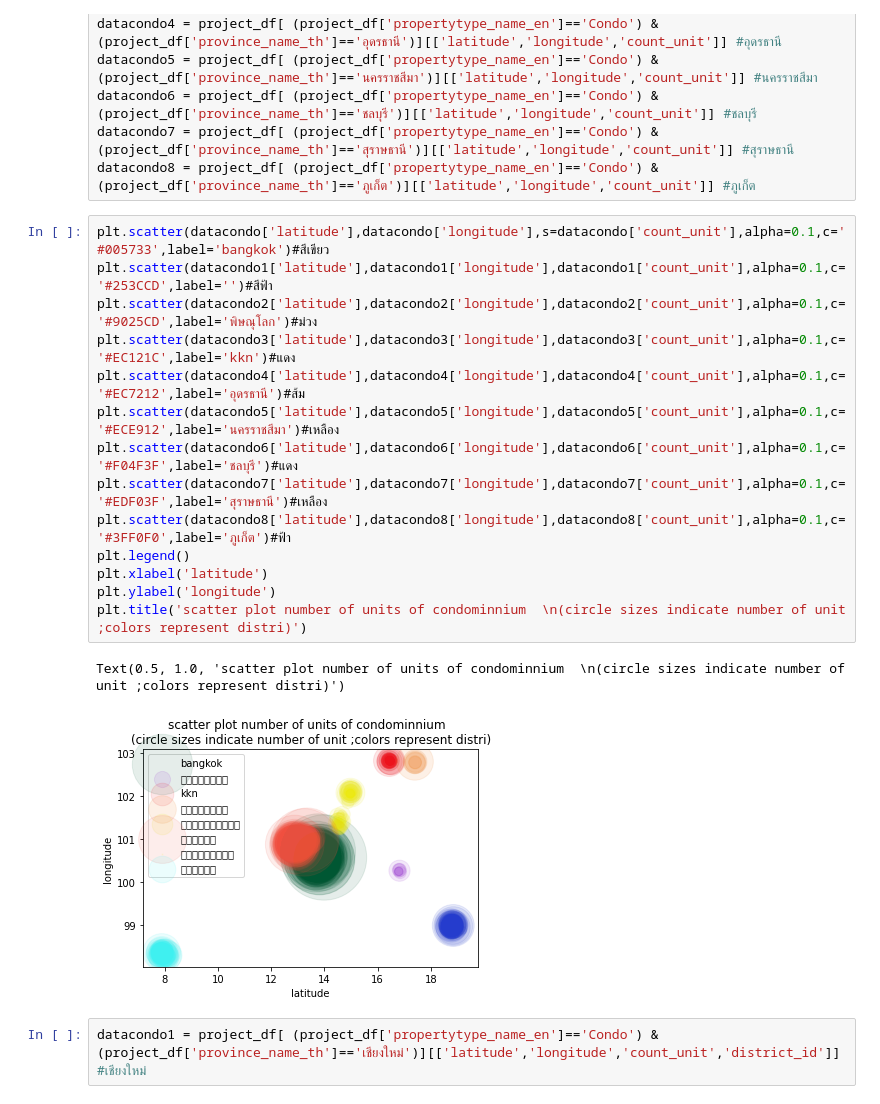
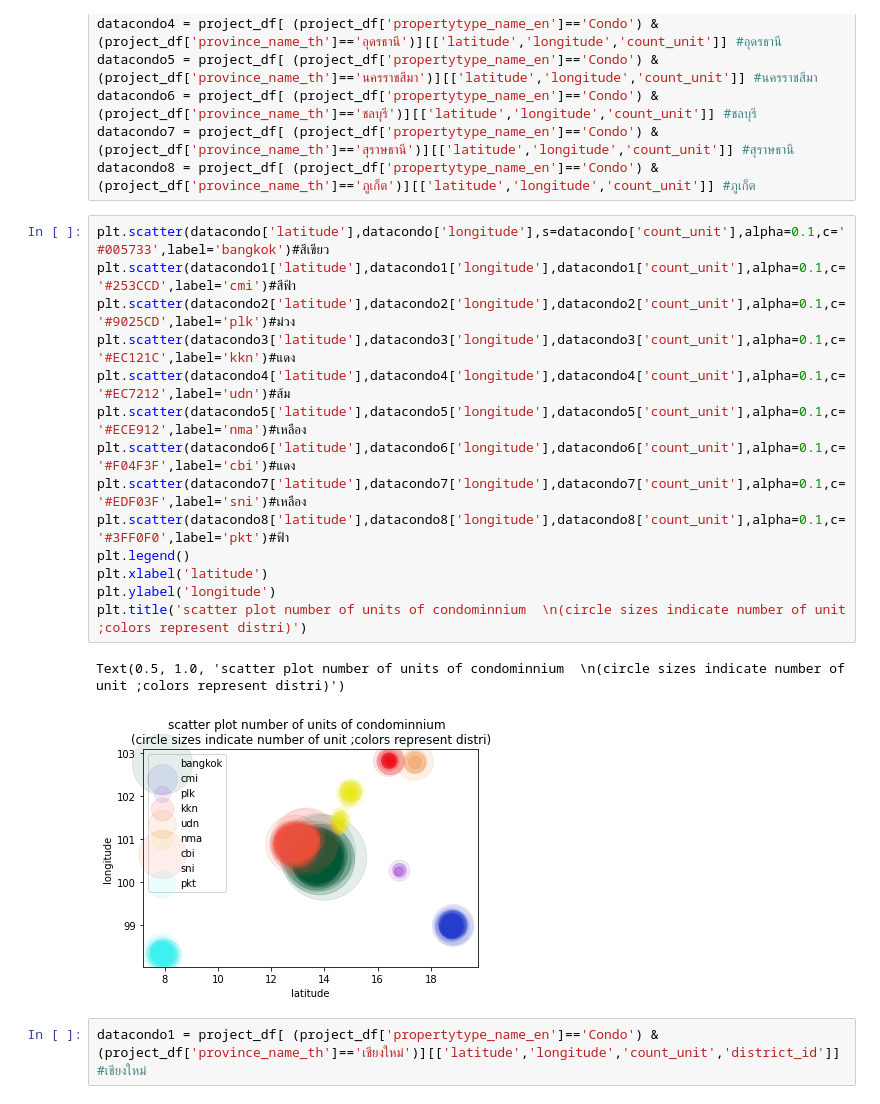
Before and after one commit to Phruetti/DPDM65, a Jupyter notebook: pandas101.ipynb, the cells around one changed output. Cells and saved outputs as stored; diff of their text form.

```diff
--- a/pandas101.ipynb
+++ b/pandas101.ipynb
@@ -445,21 +445,21 @@ datacondo7 = project_df[ (project_df['propertytype_name_en']=='Condo') & (projec
 datacondo8 = project_df[ (project_df['propertytype_name_en']=='Condo') & (project_df['province_name_th']=='ภูเก็ต')][['latitude','longitude','count_unit']] #ภูเก็ต
 # %%
 plt.scatter(datacondo['latitude'],datacondo['longitude'],s=datacondo['count_unit'],alpha=0.1,c='#005733',label='bangkok')#สีเขียว
-plt.scatter(datacondo1['latitude'],datacondo1['longitude'],datacondo1['count_unit'],alpha=0.1,c='#253CCD',label='')#สีฟ้า
-plt.scatter(datacondo2['latitude'],datacondo2['longitude'],datacondo2['count_unit'],alpha=0.1,c='#9025CD',label='พิษณุโลก')#ม่วง
+plt.scatter(datacondo1['latitude'],datacondo1['longitude'],datacondo1['count_unit'],alpha=0.1,c='#253CCD',label='cmi')#สีฟ้า
+plt.scatter(datacondo2['latitude'],datacondo2['longitude'],datacondo2['count_unit'],alpha=0.1,c='#9025CD',label='plk')#ม่วง
 plt.scatter(datacondo3['latitude'],datacondo3['longitude'],datacondo3['count_unit'],alpha=0.1,c='#EC121C',label='kkn')#แดง
-plt.scatter(datacondo4['latitude'],datacondo4['longitude'],datacondo4['count_unit'],alpha=0.1,c='#EC7212',label='อุดรธานี')#ส้ม
-plt.scatter(datacondo5['latitude'],datacondo5['longitude'],datacondo5['count_unit'],alpha=0.1,c='#ECE912',label='นครราชสีมา')#เหลือง
-plt.scatter(datacondo6['latitude'],datacondo6['longitude'],datacondo6['count_unit'],alpha=0.1,c='#F04F3F',label='ชลบุรี')#แดง
-plt.scatter(datacondo7['latitude'],datacondo7['longitude'],datacondo7['count_unit'],alpha=0.1,c='#EDF03F',label='สุราษธานี')#เหลือง
-plt.scatter(datacondo8['latitude'],datacondo8['longitude'],datacondo8['count_unit'],alpha=0.1,c='#3FF0F0',label='ภูเก็ต')#ฟ้า
+plt.scatter(datacondo4['latitude'],datacondo4['longitude'],datacondo4['count_unit'],alpha=0.1,c='#EC7212',label='udn')#ส้ม
+plt.scatter(datacondo5['latitude'],datacondo5['longitude'],datacondo5['count_unit'],alpha=0.1,c='#ECE912',label='nma')#เหลือง
+plt.scatter(datacondo6['latitude'],datacondo6['longitude'],datacondo6['count_unit'],alpha=0.1,c='#F04F3F',label='cbi')#แดง
+plt.scatter(datacondo7['latitude'],datacondo7['longitude'],datacondo7['count_unit'],alpha=0.1,c='#EDF03F',label='sni')#เหลือง
+plt.scatter(datacondo8['latitude'],datacondo8['longitude'],datacondo8['count_unit'],alpha=0.1,c='#3FF0F0',label='pkt')#ฟ้า
 plt.legend()
 plt.xlabel('latitude')
 plt.ylabel('longitude')
 plt.title('scatter plot number of units of condominnium  \n(circle sizes indicate number of unit ;colors represent distri)')
 # %% [output]
 Text(0.5, 1.0, 'scatter plot number of units of condominnium  \n(circle sizes indicate number of unit ;colors represent distri)')
-[figure, old version]
+[figure, new version]
 # %%
 datacondo1 = project_df[ (project_df['propertytype_name_en']=='Condo') & (project_df['province_name_th']=='เชียงใหม่')][['latitude','longitude','count_unit','district_id']] #เชียงใหม่
 # %%
```
